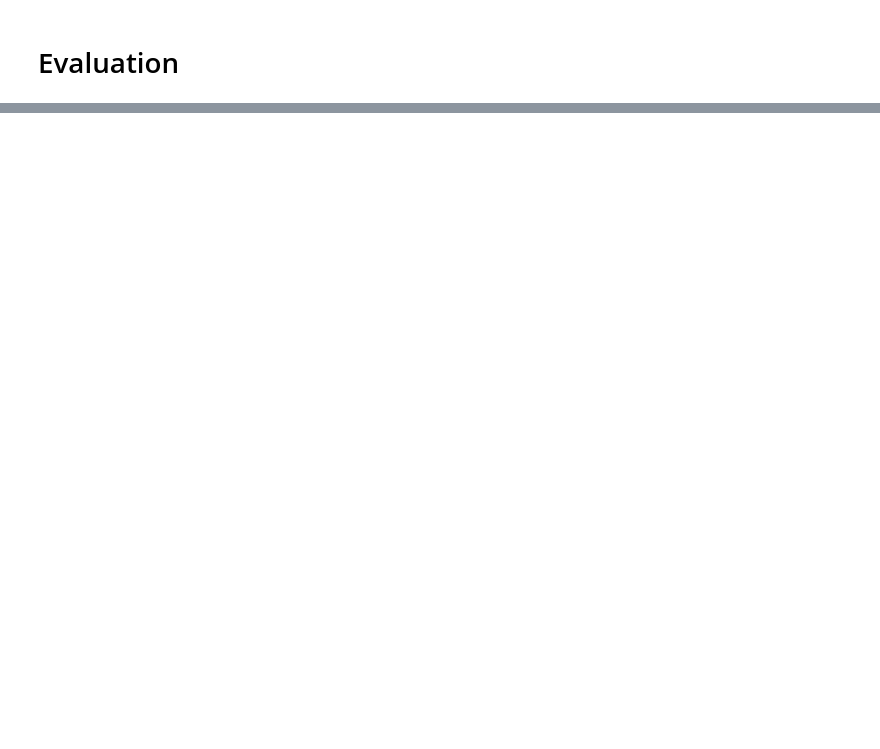
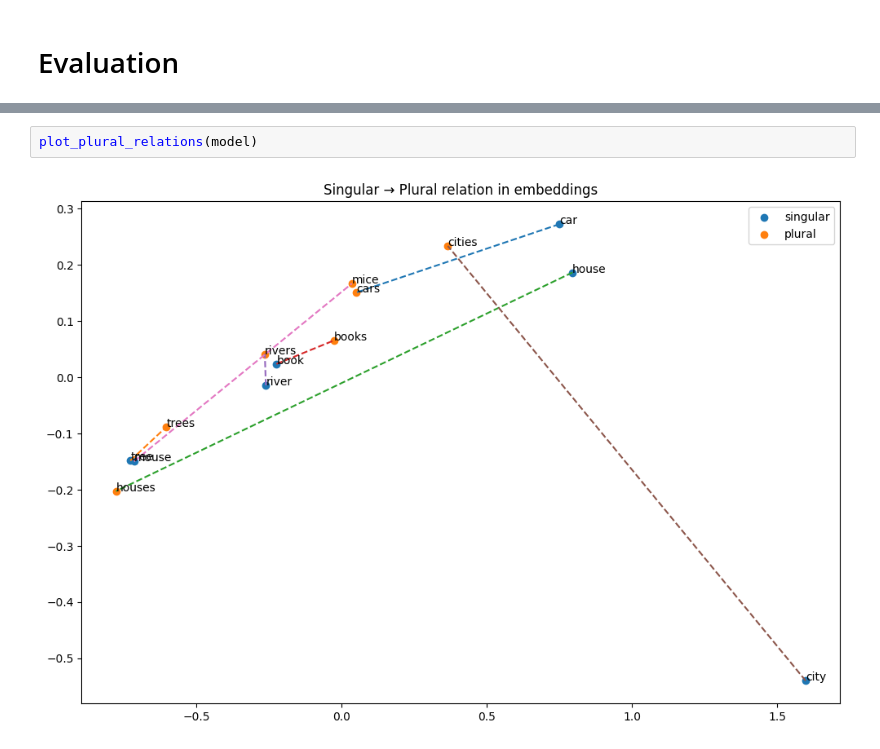
Before and after one commit to annaryzhenkoo/SkipGram-with-Negative-Sampling, a Jupyter notebook: train_word2vec_sgns_evaluate.ipynb, the cells around one changed output, grey strips where cells are left out. Cells and saved outputs as stored; diff of their text form; blank space fills up the shorter version.

```diff
--- a/train_word2vec_sgns_evaluate.ipynb
+++ b/train_word2vec_sgns_evaluate.ipynb
@@ -232,0 +358,4 @@ At the same time, not all retrieved neighbors are strictly meaningful from a sem
+# %%
+plot_plural_relations(model)
+# %% [output]
+[figure, added]
```
Also changed, not shown: parts of 48 cells of this notebook, 10 other files.
